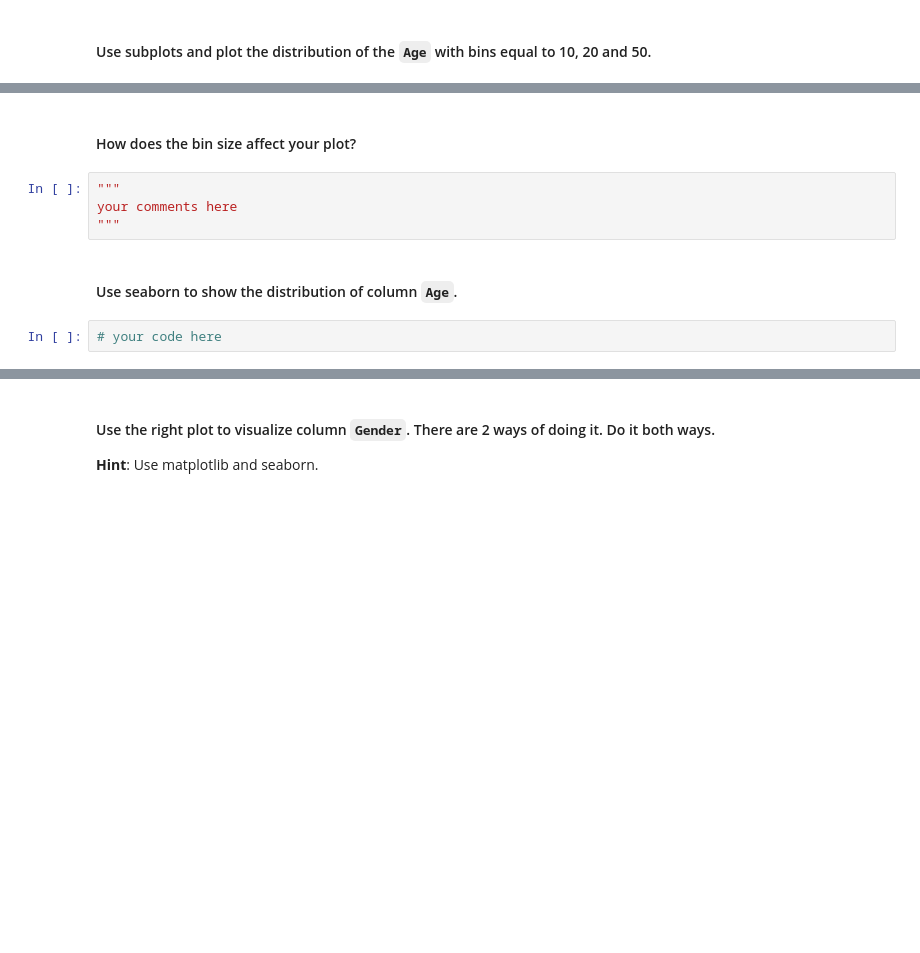
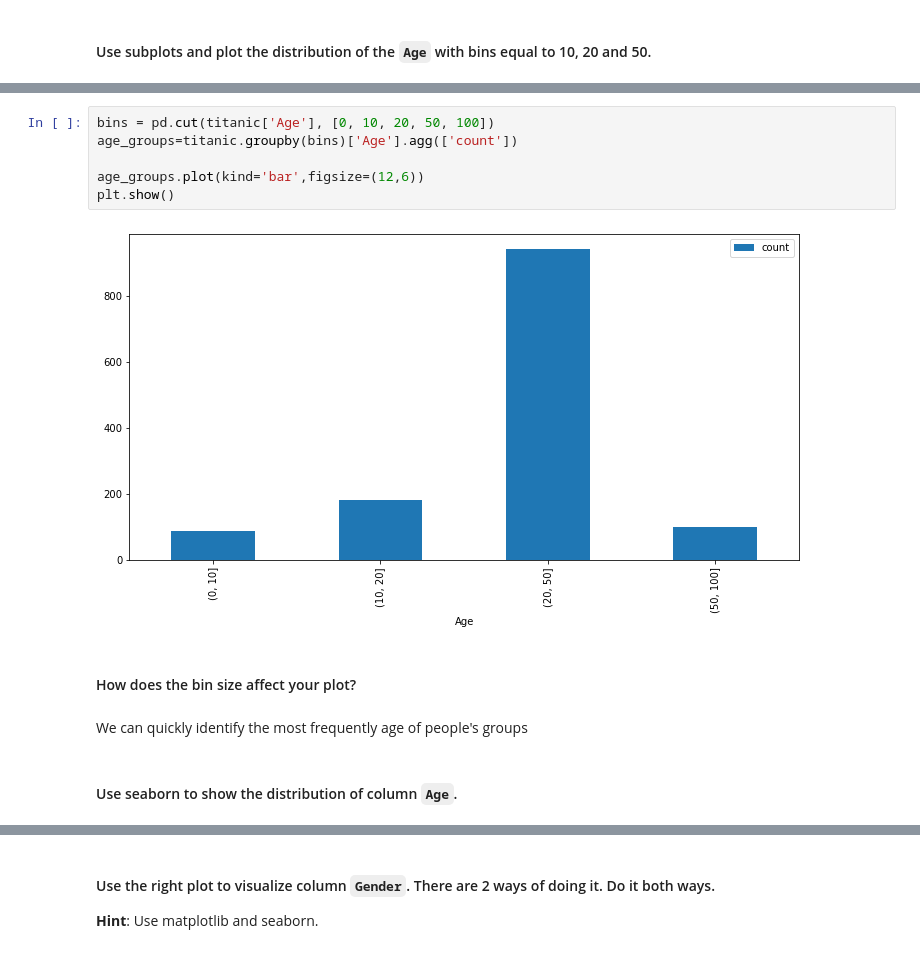
Before and after one commit to ivanrepi/dataptmad1121_labs, a Jupyter notebook: module-2/matplotlib-seaborn/your-code/main.ipynb, the cells around one changed output, grey strips where cells are left out. Cells and saved outputs as stored; diff of their text form; blank space fills up the shorter version.

```diff
--- a/module-2/matplotlib-seaborn/your-code/main.ipynb
+++ b/module-2/matplotlib-seaborn/your-code/main.ipynb
@@ -204,10 +264,14 @@ plt.show()
+# %%
+bins = pd.cut(titanic['Age'], [0, 10, 20, 50, 100])
+age_groups=titanic.groupby(bins)['Age'].agg(['count'])
+
+age_groups.plot(kind='bar',figsize=(12,6))
+plt.show()
+# %% [output]
+[figure, added]
 # %% [markdown]
 #### How does the bin size affect your plot?
-# %%
-"""
-your comments here
-"""
+# %% [markdown]
+We can quickly identify the most frequently age of people's groups
 # %% [markdown]
 #### Use seaborn to show the distribution of column `Age`.
-# %%
-# your code here
```
Also changed, not shown: parts of 37 cells of this notebook, 1 other file.
